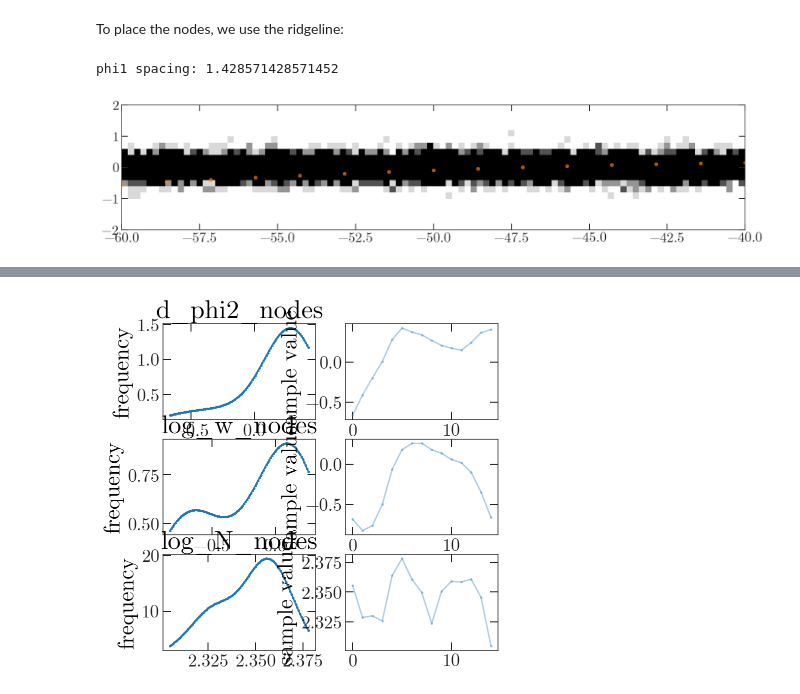
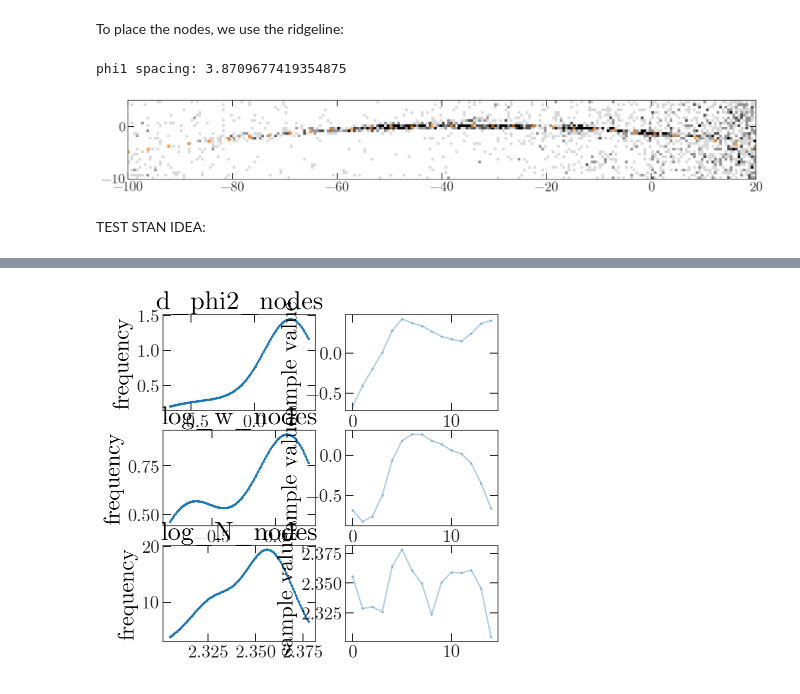
Before and after one commit to adrn/GD1-DR2, a Jupyter notebook: notebooks/Binned-density-model.ipynb, the cells around one changed output, grey strips where cells are left out. Cells and saved outputs as stored; diff of their text form; code cells hidden in the pictures.

```diff
--- a/notebooks/Binned-density-model.ipynb
+++ b/notebooks/Binned-density-model.ipynb
@@ -33,40 +33,41 @@ phi_poly = np.poly1d(np.polyfit(c.phi1.wrap_at(180*u.deg).degree,
 # %%
 fig, ax = plt.subplots(1, 1, figsize=(15, 3))
 
-# H, xe, ye = np.histogram2d(phi1, phi2,
-#                            bins=(np.arange(-100, 20+1e-3, 0.5),
-#                                  np.arange(-10, 5+1e-3, 0.5)))
+H, xe, ye = np.histogram2d(phi1, phi2,
+                           bins=(np.arange(-100, 20+1e-3, 0.5),
+                                 np.arange(-10, 5+1e-3, 0.5)))
 
 # TODO: start with a patch
 # H, xe, ye = np.histogram2d(phi1, phi2,
 #                            bins=(np.arange(-60, -40+1e-3, 0.5),
 #                                  np.arange(-2, 2+1e-3, 0.5)))
 
 # TODO: start with fake data:
-ntest = 8000
-_phi1 = np.random.uniform(-60, -40, size=ntest)
-_phi2 = np.random.normal(0, 0.25, size=ntest)
-H, xe, ye = np.histogram2d(_phi1, _phi2,
-                           bins=(np.arange(-60, -40+1e-3, 0.2),
-                                 np.arange(-2, 2+1e-3, 0.2)))
+# ntest = 8000
+# _phi1 = np.random.uniform(-60, -40, size=ntest)
+# _phi2 = np.random.normal(0, 0.25, size=ntest)
+# H, xe, ye = np.histogram2d(_phi1, _phi2,
+#                            bins=(np.arange(-60, -40+1e-3, 0.2),
+#                                  np.arange(-2, 2+1e-3, 0.2)))
+
 xe_c = 0.5 * (xe[:-1] + xe[1:])
 ye_c = 0.5 * (ye[:-1] + ye[1:])
 
 ax.pcolormesh(xe, ye, H.T,
               cmap='Greys', vmin=0, vmax=4)
 
 # phi1_nodes = np.linspace(-100, 20, 100)
-phi1_nodes = np.linspace(xe.min(), xe.max(), 15)
+phi1_nodes = np.linspace(xe.min(), xe.max(), 32)
 print('phi1 spacing: {}'.format(phi1_nodes[1]-phi1_nodes[0]))
 phi2_nodes = phi_poly(phi1_nodes)
 ax.plot(phi1_nodes, phi2_nodes,
         marker='o', alpha=0.7,
         ls='none', color='tab:orange')
 
 ax.set_aspect('equal')
 # %% [output]
-phi1 spacing: 1.428571428571452
+phi1 spacing: 3.8709677419354875
-[figure, old version]
+[figure, new version]
 # %%
 xx, yy = np.stack(list(map(np.ravel, np.meshgrid(xe_c, ye_c))))
 # %%
@@ -121 +131,3 @@ init_dict['log_N_nodes'] = np.full(data_dict['n_nodes'], np.log(10))
 inits = [init_dict]
+# %% [markdown]
+TEST STAN IDEA:
```
Also changed, not shown: parts of 14 cells of this notebook.
